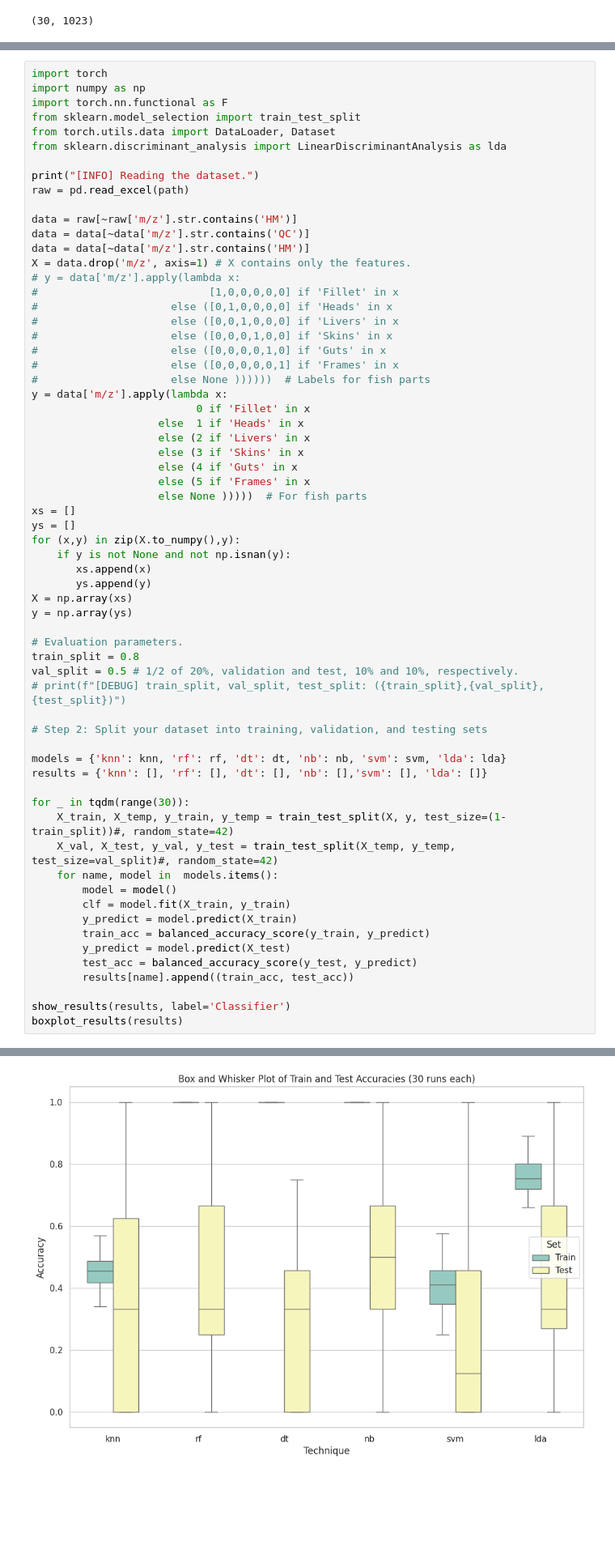
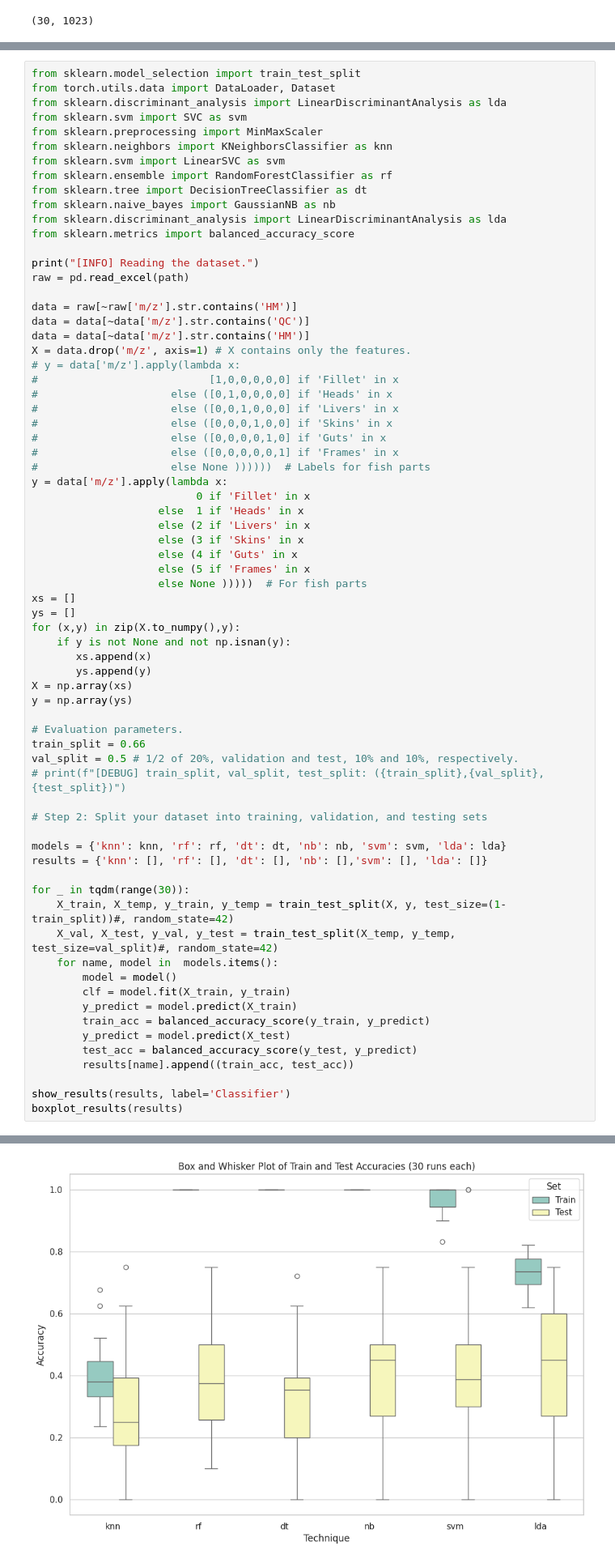
Before and after one commit to woodRock/fishy-business, a Jupyter notebook: code/identification/part/RO1_SO2_Identification_Part_Classification.ipynb, the cells around one changed output, grey strips where cells are left out. Shown at 81% size. Drawn from its saved outputs; the diff is of its cells as text; blank space fills up the shorter version.

```diff
--- a/code/identification/part/RO1_SO2_Identification_Part_Classification.ipynb
+++ b/code/identification/part/RO1_SO2_Identification_Part_Classification.ipynb
@@ -311,12 +295,18 @@ boxplot_results(results)
 +---------+------------+-----------+-----------+----------+
 [figure]
 # %%
-import torch
-import numpy as np
-import torch.nn.functional as F
 from sklearn.model_selection import train_test_split
 from torch.utils.data import DataLoader, Dataset
 from sklearn.discriminant_analysis import LinearDiscriminantAnalysis as lda
+from sklearn.svm import SVC as svm
+from sklearn.preprocessing import MinMaxScaler
+from sklearn.neighbors import KNeighborsClassifier as knn
+from sklearn.svm import LinearSVC as svm
+from sklearn.ensemble import RandomForestClassifier as rf
+from sklearn.tree import DecisionTreeClassifier as dt
+from sklearn.naive_bayes import GaussianNB as nb
+from sklearn.discriminant_analysis import LinearDiscriminantAnalysis as lda
+from sklearn.metrics import balanced_accuracy_score
 
 print("[INFO] Reading the dataset.")
 raw = pd.read_excel(path)
@@ -351,7 +341,7 @@ X = np.array(xs)
 y = np.array(ys)
 
 # Evaluation parameters.
-train_split = 0.8
+train_split = 0.66
 val_split = 0.5 # 1/2 of 20%, validation and test, 10% and 10%, respectively.
 # print(f"[DEBUG] train_split, val_split, test_split: ({train_split},{val_split},{test_split})")
 
@@ -388,2 +378,2 @@ boxplot_results(results)
 +------------+------------+-----------+-----------+----------+
-[figure, old version]
+[figure, new version]
```
Also changed, not shown: parts of 4 cells of this notebook.
